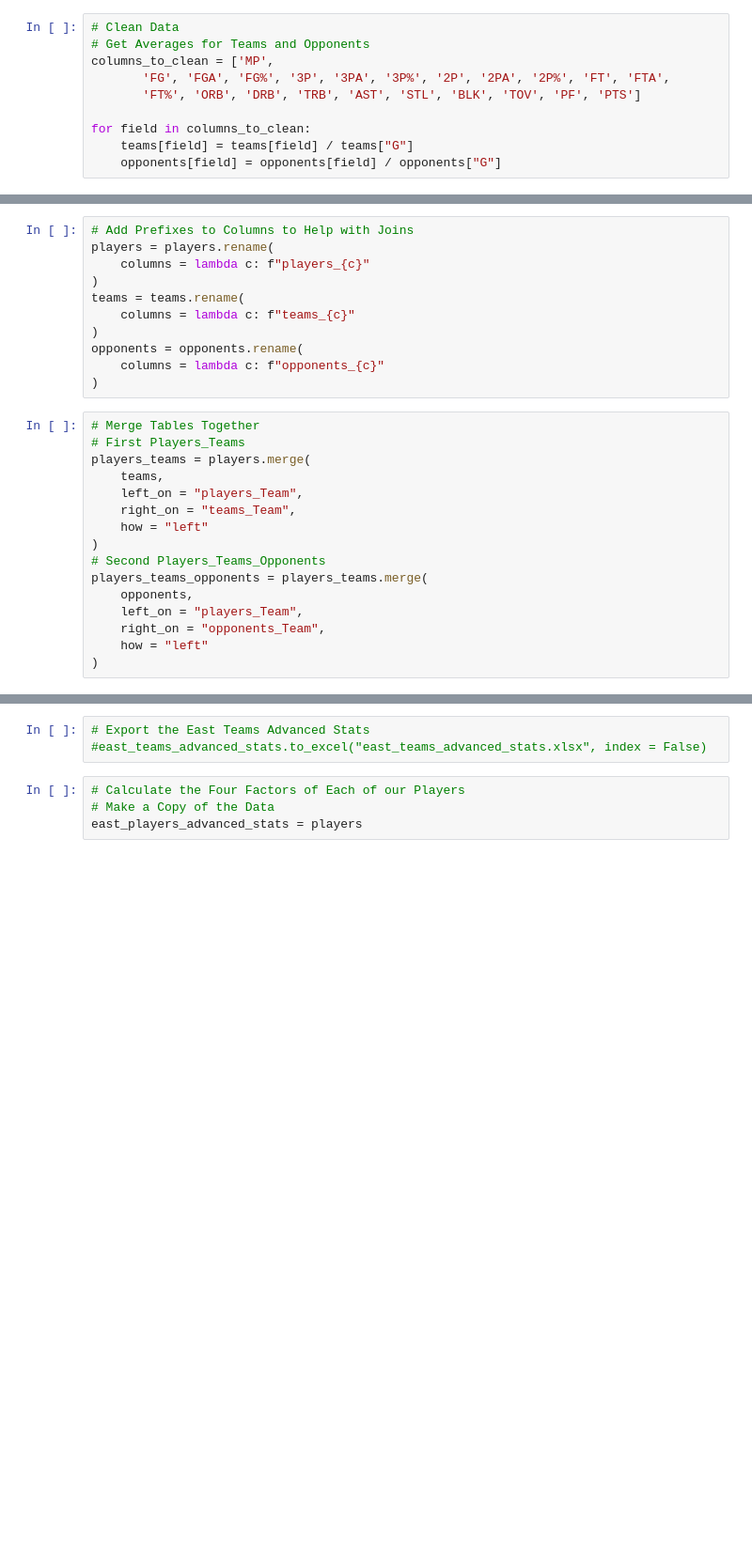
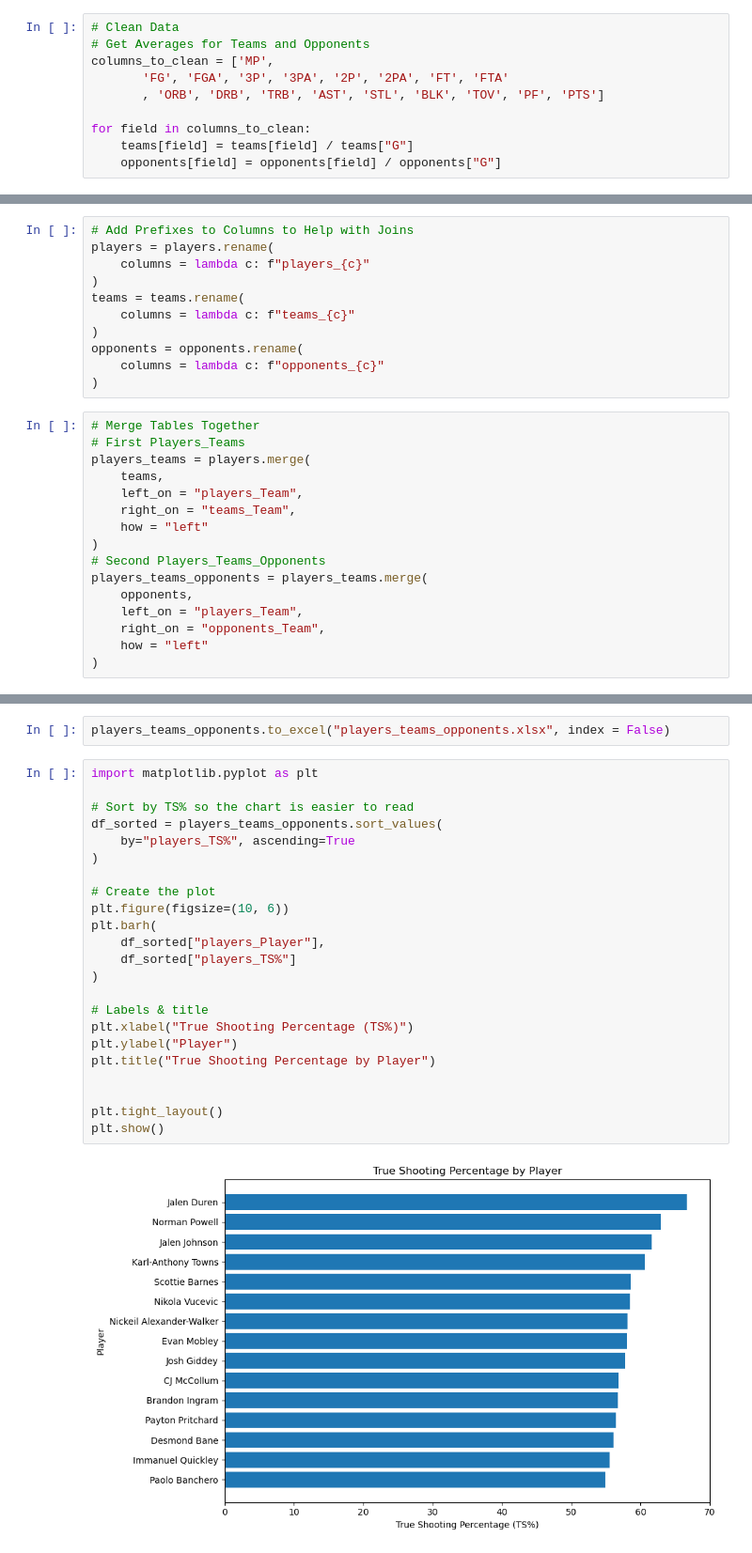
Before and after one commit to thejjserg/basketball-analytics, a Jupyter notebook: Assignments/Assignment-7_Visualization-and-Insight-Communication.ipynb, the cells around one changed output, grey strips where cells are left out. Shown at 94% size. Cells and saved outputs as stored; diff of their text form; blank space fills up the shorter version.

```diff
--- a/Assignments/Assignment-7_Visualization-and-Insight-Communication.ipynb
+++ b/Assignments/Assignment-7_Visualization-and-Insight-Communication.ipynb
@@ -46,8 +129,8 @@ opponents = pd.read_excel("All-Star-Data.xlsx", sheet_name = "East Teams Opp Tot
 # Clean Data
 # Get Averages for Teams and Opponents
 columns_to_clean = ['MP',
-       'FG', 'FGA', 'FG%', '3P', '3PA', '3P%', '2P', '2PA', '2P%', 'FT', 'FTA',
-       'FT%', 'ORB', 'DRB', 'TRB', 'AST', 'STL', 'BLK', 'TOV', 'PF', 'PTS']
+       'FG', 'FGA', '3P', '3PA', '2P', '2PA', 'FT', 'FTA'
+       , 'ORB', 'DRB', 'TRB', 'AST', 'STL', 'BLK', 'TOV', 'PF', 'PTS']
 
 for field in columns_to_clean:
     teams[field] = teams[field] / teams["G"]
@@ -519,7 +287,27 @@ east_teams_advanced_stats["Poss_per_Game"] = east_teams_advanced_stats["Poss"] /
-# %%
-# Export the East Teams Advanced Stats
-#east_teams_advanced_stats.to_excel("east_teams_advanced_stats.xlsx", index = False)
-# %%
-# Calculate the Four Factors of Each of our Players
-# Make a Copy of the Data
-east_players_advanced_stats = players
+# %%
+players_teams_opponents.to_excel("players_teams_opponents.xlsx", index = False)
+# %%
+import matplotlib.pyplot as plt
+
+# Sort by TS% so the chart is easier to read
+df_sorted = players_teams_opponents.sort_values(
+    by="players_TS%", ascending=True
+)
+
+# Create the plot
+plt.figure(figsize=(10, 6))
+plt.barh(
+    df_sorted["players_Player"],
+    df_sorted["players_TS%"]
+)
+
+# Labels & title
+plt.xlabel("True Shooting Percentage (TS%)")
+plt.ylabel("Player")
+plt.title("True Shooting Percentage by Player")
+
+
+plt.tight_layout()
+plt.show()
+# %% [output]
+[figure, added]
```
Also changed, not shown: parts of 23 cells of this notebook, 6 other files.
